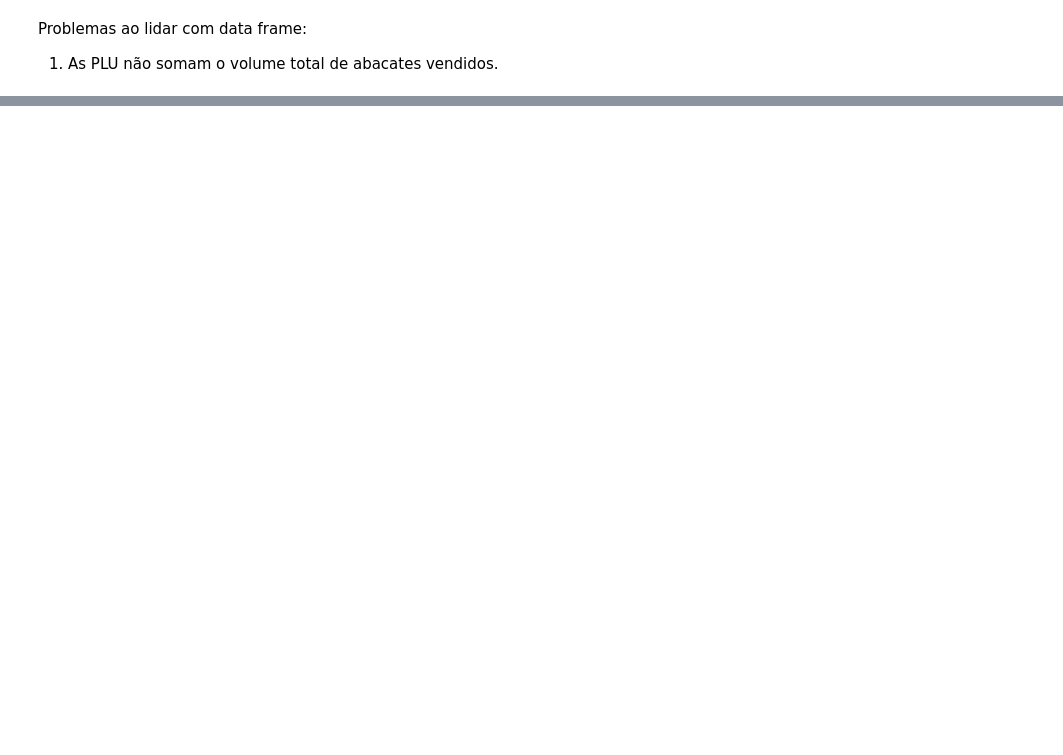
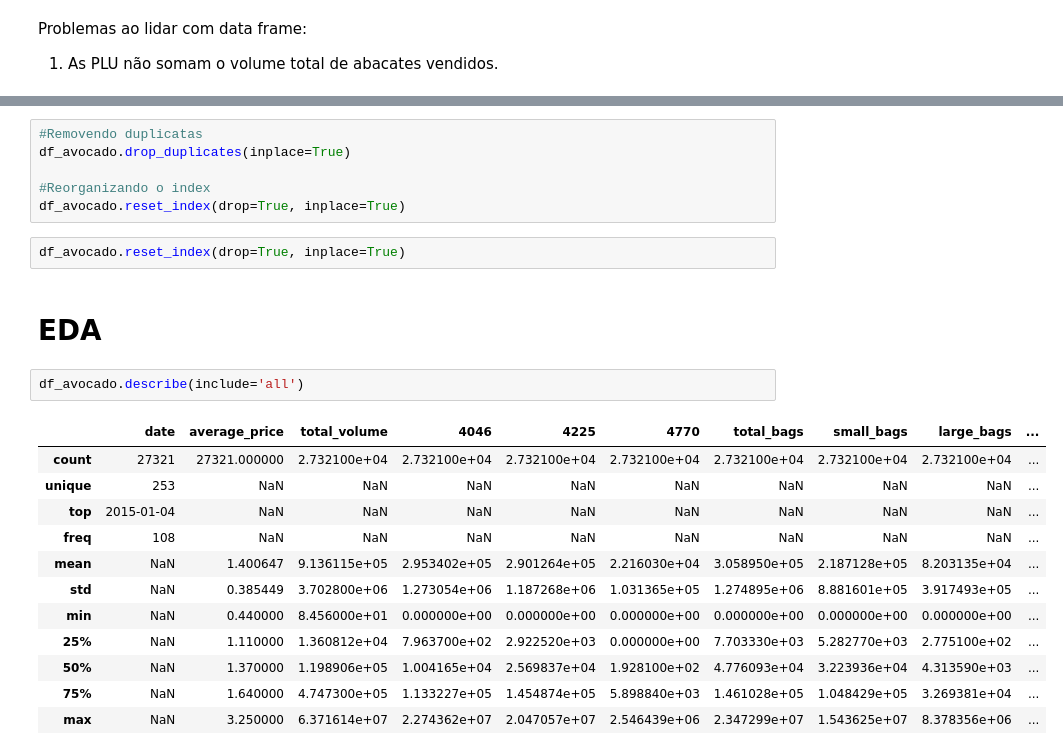
Before and after one commit to TutuBraz/avocado-predict-price, a Jupyter notebook: avocado_price_predict.ipynb, the cells around one changed output, grey strips where cells are left out. Saved outputs shown, nothing was run; the diff lists cells and outputs as text; blank space fills up the shorter version.

```diff
--- a/avocado_price_predict.ipynb
+++ b/avocado_price_predict.ipynb
@@ -170,0 +176,25 @@ Problemas ao lidar com data frame:
+# %%
+#Removendo duplicatas
+df_avocado.drop_duplicates(inplace=True)
+
+#Reorganizando o index
+df_avocado.reset_index(drop=True, inplace=True)
+# %%
+df_avocado.reset_index(drop=True, inplace=True)
+# %% [markdown]
+# EDA
+# %%
+df_avocado.describe(include='all')
+# %% [output]
+|  | date | average_price | total_volume | 4046 | 4225 | 4770 | total_bags | small_bags | large_bags | ... |
+| count | 27321 | 27321.000000 | 2.732100e+04 | 2.732100e+04 | 2.732100e+04 | 2.732100e+04 | 2.732100e+04 | 2.732100e+04 | 2.732100e+04 | ... |
+| unique | 253 | NaN | NaN | NaN | NaN | NaN | NaN | NaN | NaN | ... |
+| top | 2015-01-04 | NaN | NaN | NaN | NaN | NaN | NaN | NaN | NaN | ... |
+| freq | 108 | NaN | NaN | NaN | NaN | NaN | NaN | NaN | NaN | ... |
+| mean | NaN | 1.400647 | 9.136115e+05 | 2.953402e+05 | 2.901264e+05 | 2.216030e+04 | 3.058950e+05 | 2.187128e+05 | 8.203135e+04 | ... |
+| std | NaN | 0.385449 | 3.702800e+06 | 1.273054e+06 | 1.187268e+06 | 1.031365e+05 | 1.274895e+06 | 8.881601e+05 | 3.917493e+05 | ... |
+| min | NaN | 0.440000 | 8.456000e+01 | 0.000000e+00 | 0.000000e+00 | 0.000000e+00 | 0.000000e+00 | 0.000000e+00 | 0.000000e+00 | ... |
+| 25% | NaN | 1.110000 | 1.360812e+04 | 7.963700e+02 | 2.922520e+03 | 0.000000e+00 | 7.703330e+03 | 5.282770e+03 | 2.775100e+02 | ... |
+| 50% | NaN | 1.370000 | 1.198906e+05 | 1.004165e+04 | 2.569837e+04 | 1.928100e+02 | 4.776093e+04 | 3.223936e+04 | 4.313590e+03 | ... |
+| 75% | NaN | 1.640000 | 4.747300e+05 | 1.133227e+05 | 1.454874e+05 | 5.898840e+03 | 1.461028e+05 | 1.048429e+05 | 3.269381e+04 | ... |
+| max | NaN | 3.250000 | 6.371614e+07 | 2.274362e+07 | 2.047057e+07 | 2.546439e+06 | 2.347299e+07 | 1.543625e+07 | 8.378356e+06 | ... |
```
Also changed, not shown: parts of 12 cells of this notebook.
